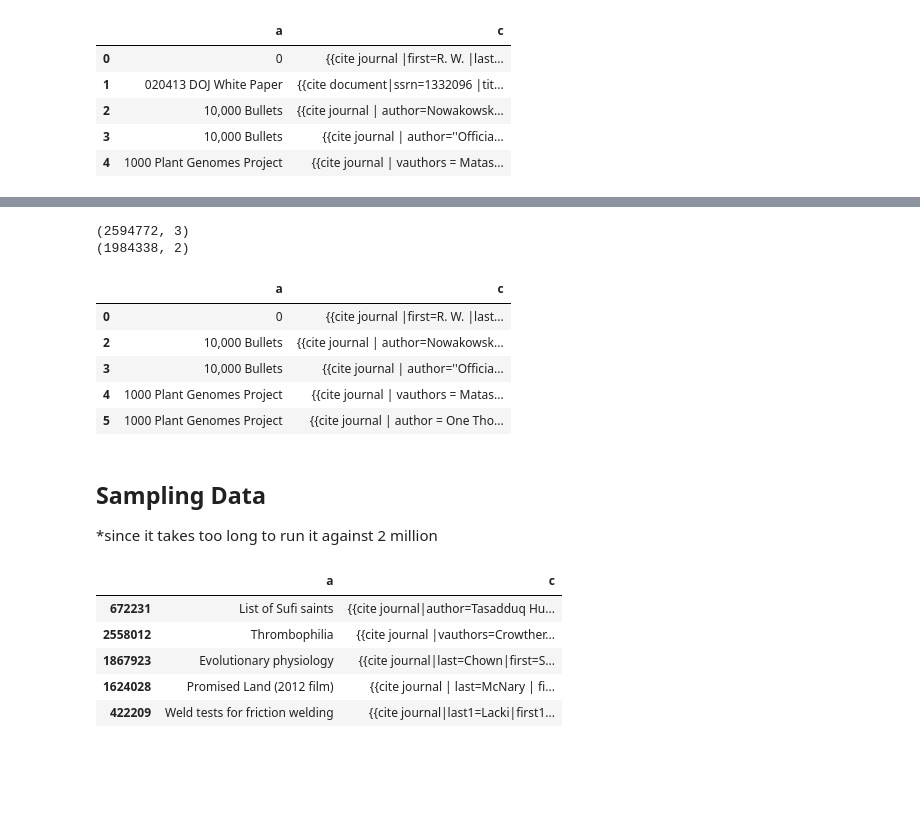
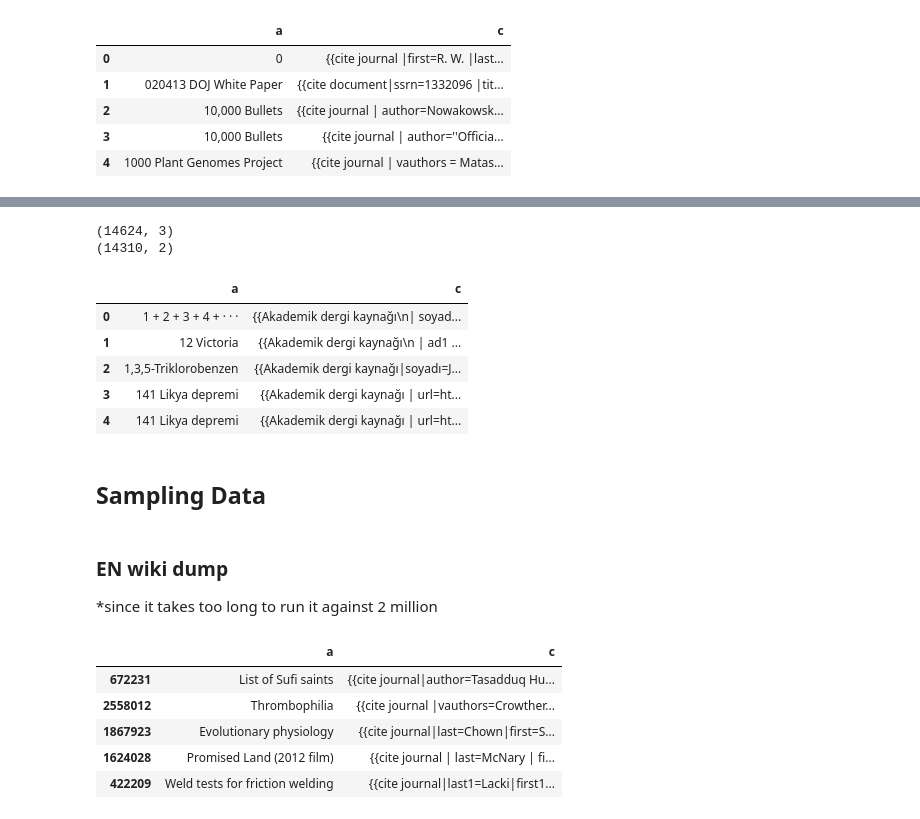
Before and after one commit to graceCXY/internet-archive-gsoc-2021, a Jupyter notebook: URL generation.ipynb, the cells around one changed output, grey strips where cells are left out. Cells and saved outputs as stored; diff of their text form; code cells hidden in the pictures; blank space fills up the shorter version.

Commit message:
started using turkish data

```diff
--- a/URL generation.ipynb
+++ b/URL generation.ipynb
@@ -82,0 +88,3 @@ journal_dump.head()
+# %%
+journal_dump = pd.read_json("tr.wikipedia.org.journal.20210614.json.gz", lines = True)
+journal_dump.head()
@@ -83,21 +98,31 @@ journal_dump.head()
+# %%
+# For example, 'Akademik dergi kaynağı' is turkish for citation
+def find_cite_journal_and_alias(citation):
+    alias = ["Cite Journal", "Akademik dergi kaynağı", "Cite document", "Cite science", "Cite journal"]
+    for name in alias:
+        if name in citation:
+            return True
+    return False
 # %%
 # filter columns such that we are only working with journals
-journal_dump["is_journal"] = journal_dump["c"].apply(lambda x: "cite journal" in x)
+journal_dump["is_journal"] = journal_dump["c"].apply(find_cite_journal_and_alias)
 print(journal_dump.shape)
 journal_only = journal_dump[journal_dump["is_journal"]]
 journal_only = journal_only.drop(columns = {"is_journal"})
 print(journal_only.shape)
 journal_only.head()
 # %% [output]
-(2594772, 3)
-(1984338, 2)
+(14624, 3)
+(14310, 2)
 |  | a | c |
-| 0 | 0 | {{cite journal |first=R. W. |last... |
-| 2 | 10,000 Bullets | {{cite journal | author=Nowakowsk... |
-| 3 | 10,000 Bullets | {{cite journal | author=''Officia... |
-| 4 | 1000 Plant Genomes Project | {{cite journal | vauthors = Matas... |
-| 5 | 1000 Plant Genomes Project | {{cite journal | author = One Tho... |
+| 0 | 1 + 2 + 3 + 4 + · · · | {{Akademik dergi kaynağı\n| soyad... |
+| 1 | 12 Victoria | {{Akademik dergi kaynağı\n | ad1 ... |
+| 2 | 1,3,5-Triklorobenzen | {{Akademik dergi kaynağı|soyadı=J... |
+| 3 | 141 Likya depremi | {{Akademik dergi kaynağı | url=ht... |
+| 4 | 141 Likya depremi | {{Akademik dergi kaynağı | url=ht... |
+# %% [markdown]
+## Sampling Data
 # %% [markdown]
-## Sampling Data
+### EN wiki dump
 *since it takes too long to run it against 2 million
 # %%
```
Also changed, not shown: parts of 36 cells of this notebook, 1 other file.
